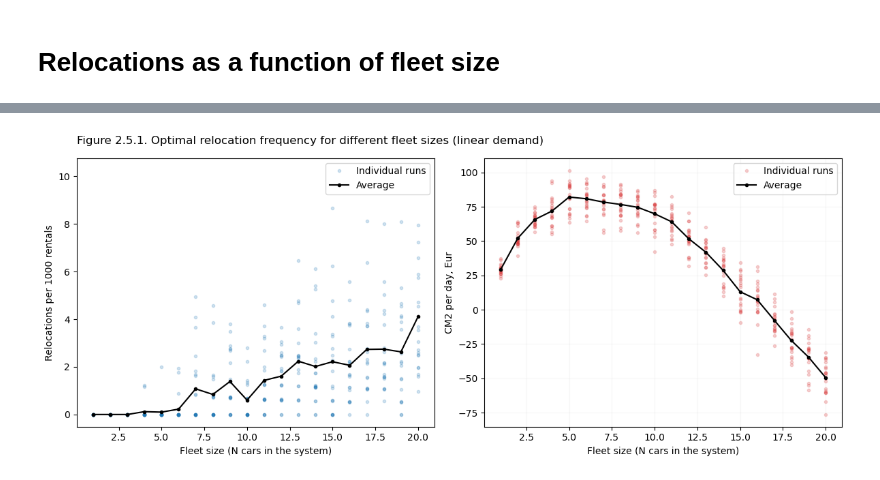
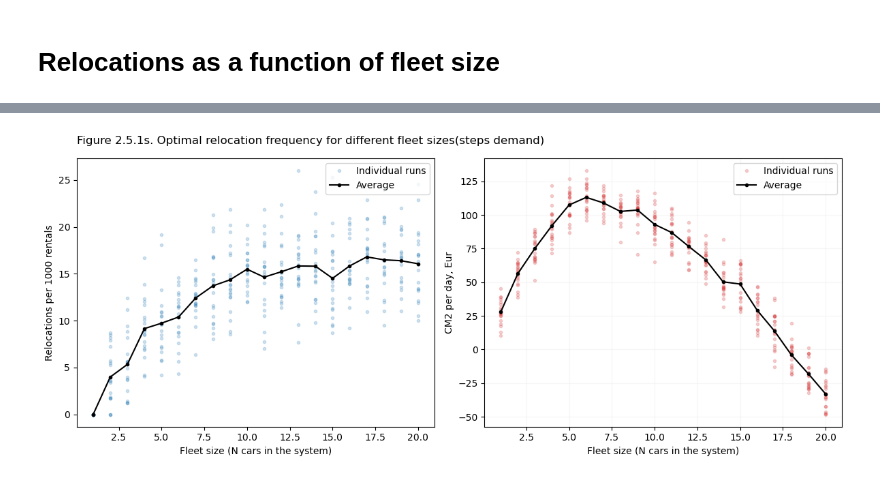
Before and after one commit to khakhalin/carsharing101, a Jupyter notebook: scripts/02relos_03fleetsize.ipynb, the cells around one changed output, grey strips where cells are left out. Saved outputs shown, nothing was run; the diff lists cells and outputs as text; code cells hidden in the pictures.

Commit message:
Optimal fleet size

```diff
--- a/scripts/02relos_03fleetsize.ipynb
+++ b/scripts/02relos_03fleetsize.ipynb
@@ -21,6 +21,7 @@ def update_config(cfg):
 def get_config(scenario, **kwargs):
     """Return a config of values as a SimpleNamespace."""
     d = {}
+    d['scenario'] = scenario
     d['n_stations'] = 10
     d['n_cars'] = 15
     d['relo_period'] = 50
@@ -221,39 +208,39 @@ Done
 # %%
-# Visualize
+# Visualizer
+def make_figure(version, cfg, memory_n_relos, memory_n_rentals, cm2_memory, n_cars_levels):
+    # In case we want to have several simulations, let vary figure names a bit
+    if cfg.scenario == 'linear':
+        letter = ''
+    else:
+        letter = cfg.scenario[0]
 
-# In case we want to have several simulations, let vary figure names a bit
-if scenario == 'linear':
-    letter = ''
-else:
-    letter = scenario[0]
+    plt.figure(figsize=(12,5))
 
-plt.figure(figsize=(12,5))
-plt.subplot(121)
-plt.title(f"Figure 2.5.1{letter}. Optimal relocation frequency for different fleet sizes ({scenario} demand)", loc='left', pad=15)
-plt.plot(
-    list(n_cars_levels)*n_experiments,
-    memory_n_relos.flatten()/memory_n_rentals.flatten()*1000,
-    '.', color="tab:blue", alpha=0.2, label="Individual runs")
-plt.plot(
-    n_cars_levels,
-    memory_n_relos.mean(axis=0)/memory_n_rentals.mean(axis=0)*1000,
-    'k.-', label="Average")
-plt.xlabel("Fleet size (N cars in the system)")
-plt.ylabel("Relocations per 1000 rentals");
-# plt.title(f"Scenario \"{scenario}\"")
-plt.legend(loc="upper right")
+    plt.subplot(121)
+    plt.title(f"Figure 2.5.1{letter}. Optimal relocation frequency for different fleet sizes"
+            f"({cfg.scenario} demand)", loc='left', pad=15)
+    plt.plot(
+        list(n_cars_levels)*cfg.n_experiments,
+        memory_n_relos.flatten()/memory_n_rentals.flatten()*1000,
+        '.', color="tab:blue", alpha=0.2, label="Individual runs")
+    plt.plot(
+        n_cars_levels,
+        memory_n_relos.mean(axis=0)/memory_n_rentals.mean(axis=0)*1000,
+        'k.-', label="Average")
+    plt.xlabel("Fleet size (N cars in the system)")
+    plt.ylabel("Relocations per 1000 rentals");
+    # plt.title(f"Scenario \"{scenario}\"")
+    plt.legend(loc="upper right")
 
-plt.subplot(122)
-plt.plot(list(n_cars_levels)*n_experiments, cm2_memory.flatten(),
-         '.', color="tab:red", alpha=0.2, label="Individual runs")
-plt.plot(n_cars_levels, cm2_memory.mean(axis=0), 'k.-', label="Average")
-plt.xlabel("Fleet size (N cars in the system)")
-plt.ylabel("CM2 per day, Eur");
-plt.grid(alpha=0.1)
-plt.legend(loc="upper right")
+    plt.subplot(122)
+    plt.plot(list(n_cars_levels)*cfg.n_experiments, cm2_memory.flatten(),
+            '.', color="tab:red", alpha=0.2, label="Individual runs")
+    plt.plot(n_cars_levels, cm2_memory.mean(axis=0), 'k.-', label="Average")
+    plt.xlabel("Fleet size (N cars in the system)")
+    plt.ylabel("CM2 per day, Eur");
+    plt.grid(alpha=0.1)
+    plt.legend(loc="upper right")
 
-plt.tight_layout()
+    plt.tight_layout()
 
-plt.savefig(f"../figures/02relos_05fleet_size_{scenario}.svg", dpi=300)
+print("loaded")
-# %% [output]
-[figure, removed]
@@ -259,0 +252,7 @@ plt.savefig(f"../figures/02relos_05fleet_size_{scenario}.svg", dpi=300)
+# %%
+# Experiment 2
+cfg, n_cars_levels, memory_n_relos, memory_n_rentals, cm2_memory = run_experiments('narrow', 'steps')
+make_figure("narrow", cfg, memory_n_relos, memory_n_rentals, cm2_memory, n_cars_levels)
+plt.savefig(f"../figures/02relos_05fleet_size_steps.svg", dpi=300)
+# %% [output]
+[figure, added]
```
Also changed, not shown: parts of 4 cells of this notebook, 2 other files.
